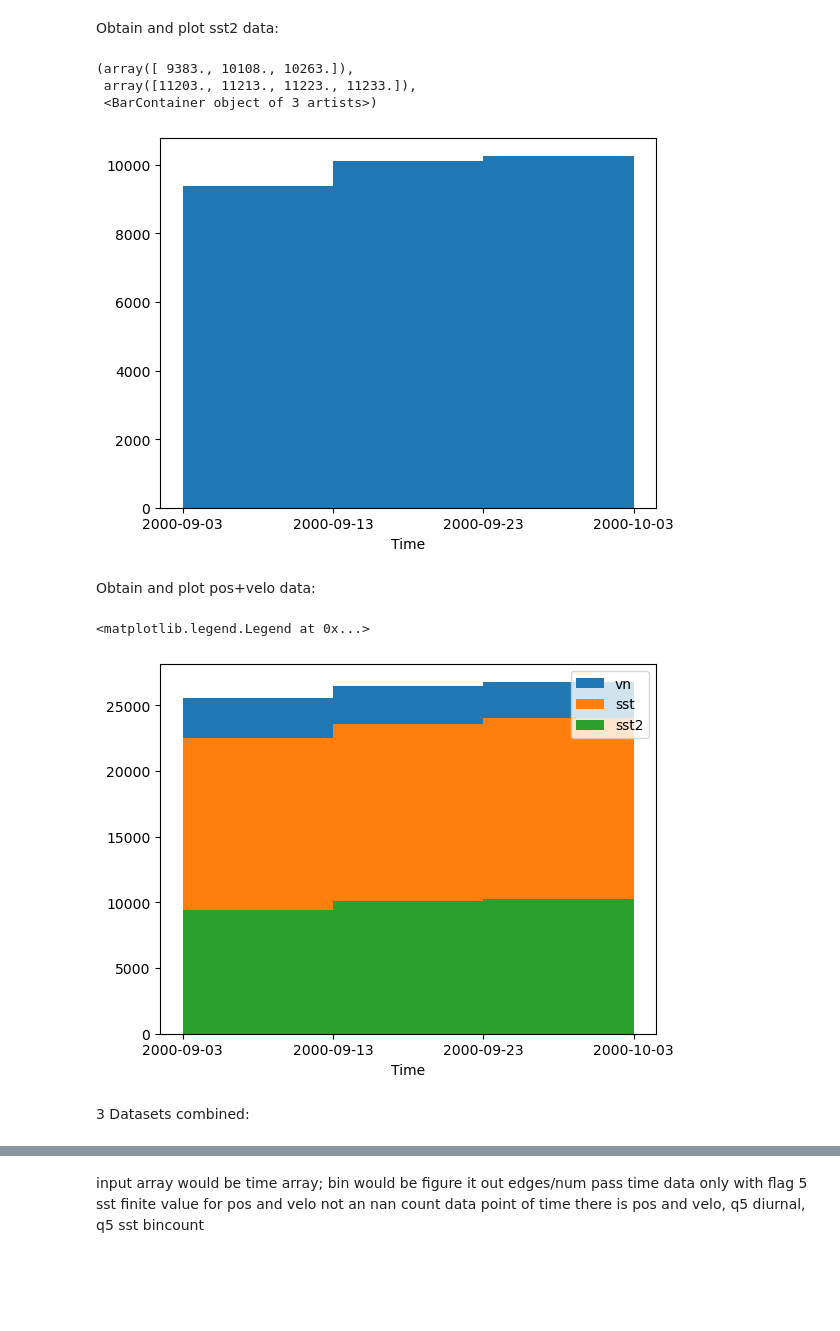
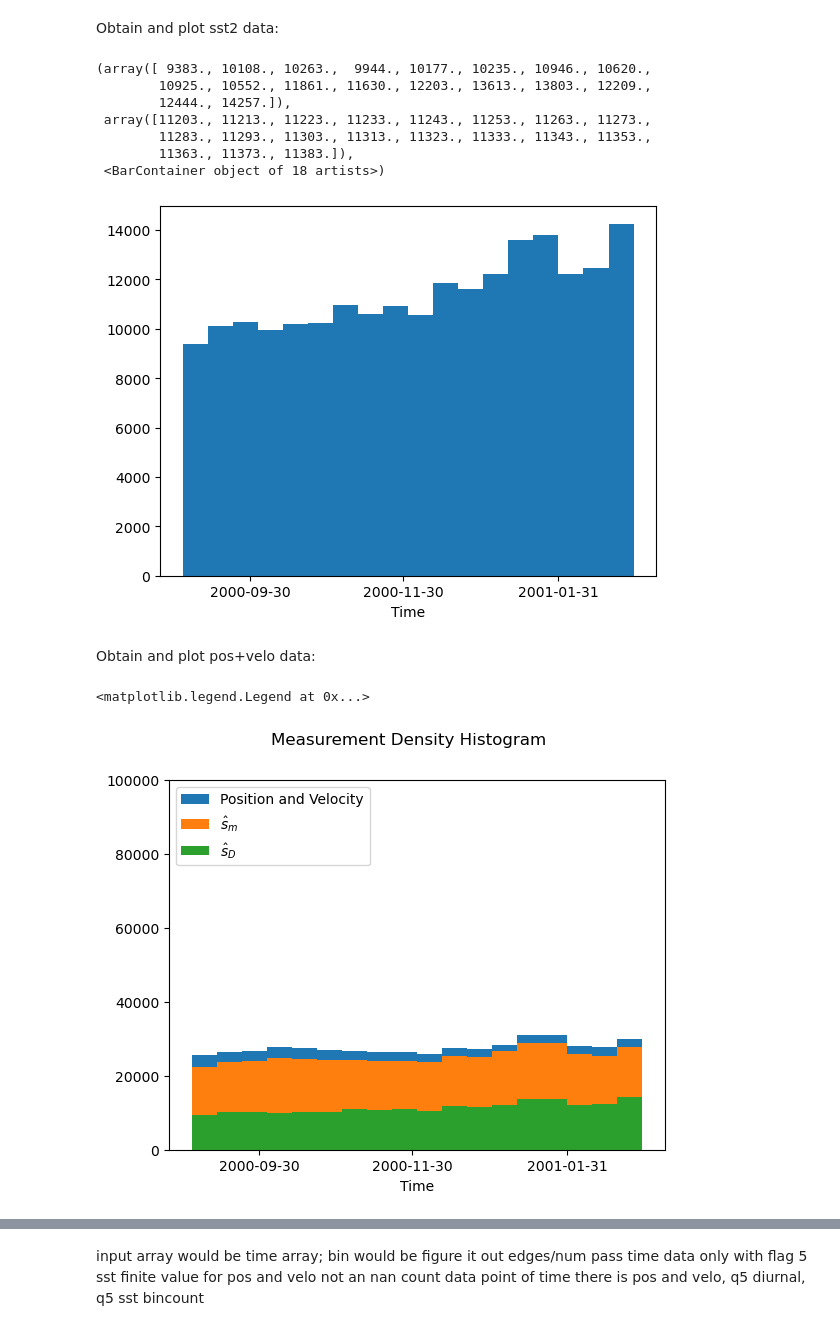
Before and after one commit to Eli8131/First_Project_SE, a Jupyter notebook: Histogram.ipynb, the cells around one changed output, grey strips where cells are left out. Saved outputs shown, nothing was run; the diff lists cells and outputs as text; code cells hidden in the pictures; blank space fills up the shorter version.

Commit message:
Histogram progress

```diff
--- a/Histogram.ipynb
+++ b/Histogram.ipynb
@@ -48,14 +48,13 @@ Data variables: (12/53)
 Obtain and plot SST Data:
 # %%
 bin1 = '2000-09-03'
-bin2 = '2000-10-03'
-data_subset_sst = ds[['time', 'sst', 'flg_sst']].where((ds.time > np.datetime64(bin1)) &
+bin2 = '2001-03-03'
+data_subset_sst = ds[['time', 'flg_sst']].where((ds.time > np.datetime64(bin1)) &
                                                    (ds.time < np.datetime64(bin2)) &
                                                    (ds.flg_sst ==5), drop=True)
 # %%
-bin1 = '2000-09-03'
-bin2 = '2000-10-03'
-xticks = pd.date_range(bin1, bin2, freq= "10D") # xticks to align with 10-day bins
-bins = pd.date_range(bin1, bin2, freq= "10D")  # 10 day bins
+
+xticks = pd.date_range(bin1, bin2, freq= "2M")
+bins = pd.date_range(bin1, bin2, freq= "10D")  # 2 year bins
 data_subset_sst['time'].plot.hist(xticks = xticks, bins = bins)
 # %% [output]
@@ -66,34 +69,37 @@ data_subset_sst['time'].plot.hist(xticks = xticks, bins = bins)
 # %% [markdown]
 Obtain and plot sst2 data:
 # %%
-bin1 = '2000-09-03'
-bin2 = '2000-10-03'
-data_subset_sst2 = ds[['time', 'sst2', 'flg_sst2']].where((ds.time > np.datetime64(bin1)) &
+
+data_subset_sst2 = ds[['time', 'flg_sst2']].where((ds.time > np.datetime64(bin1)) &
                                                    (ds.time < np.datetime64(bin2)) &
                                                    (ds.flg_sst2 ==5), drop=True)
 # %%
-xticks = pd.date_range(bin1, bin2, freq= "10D") # xticks to align with 10-day bins
+xticks = pd.date_range(bin1, bin2, freq= "2M")
 bins = pd.date_range(bin1, bin2, freq= "10D")  # 10 day bins
 data_subset_sst2['time'].plot.hist(xticks = xticks, bins = bins)
 # %% [output]
-(array([ 9383., 10108., 10263.]),
- array([11203., 11213., 11223., 11233.]),
- <BarContainer object of 3 artists>)
+(array([ 9383., 10108., 10263.,  9944., 10177., 10235., 10946., 10620.,
+        10925., 10552., 11861., 11630., 12203., 13613., 13803., 12209.,
+        12444., 14257.]),
+ array([11203., 11213., 11223., 11233., 11243., 11253., 11263., 11273.,
+        11283., 11293., 11303., 11313., 11323., 11333., 11343., 11353.,
+        11363., 11373., 11383.]),
+ <BarContainer object of 18 artists>)
-[figure, old version]
+[figure, new version]
 # %% [markdown]
 Obtain and plot pos+velo data:
 # %%
 data_subset_vn = ds[['time', 'vn']].where((ds.time > np.datetime64(bin1)) &
                                             (ds.time < np.datetime64(bin2)), drop=True)
 # %%
-xticks = pd.date_range(bin1, bin2, freq= "10D") # xticks to align with 10-day bins
+xticks = pd.date_range(bin1, bin2, freq= "2M") #
 bins = pd.date_range(bin1, bin2, freq= "10D")  # 10 day bins
-data_subset_vn['time'].plot.hist(xticks = xticks, bins = bins, label = "vn")
-data_subset_sst['time'].plot.hist(xticks = xticks, bins = bins, label = "sst")
-data_subset_sst2['time'].plot.hist(xticks = xticks, bins = bins, label = "sst2")
-plt.legend(loc='upper right')
+ylim = [0, 1.e5]
+n, bins, patches = data_subset_vn['time'].plot.hist(xticks = xticks, bins = bins, label = "Position and Velocity", ylim = ylim)
+n1, bins1, patches1 = data_subset_sst['time'].plot.hist(xticks = xticks, bins = bins, label = "$\hat{s}$$_{m}$", ylim = ylim)
+n2, bins2, batches2 = data_subset_sst2['time'].plot.hist(xticks = xticks, bins = bins, label = "$\hat{s}$$_{D}$", ylim = ylim)
+plt.suptitle("Measurement Density Histogram")
+plt.legend(loc='upper left')
 # %% [output]
 <matplotlib.legend.Legend at 0x...>
-[figure, old version]
+[figure, new version]
-# %% [markdown]
-3 Datasets combined:
```
Also changed, not shown: parts of 8 cells of this notebook.
